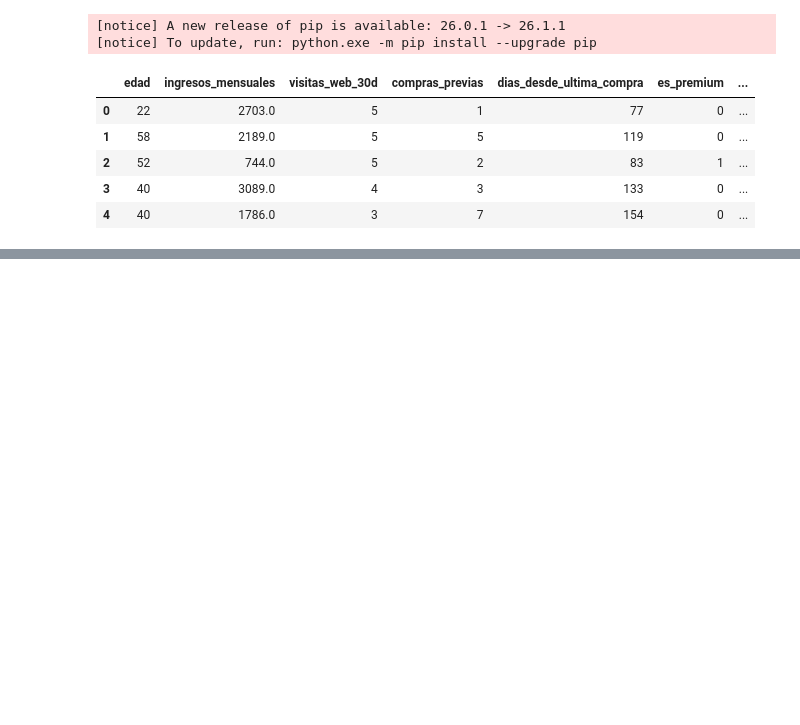
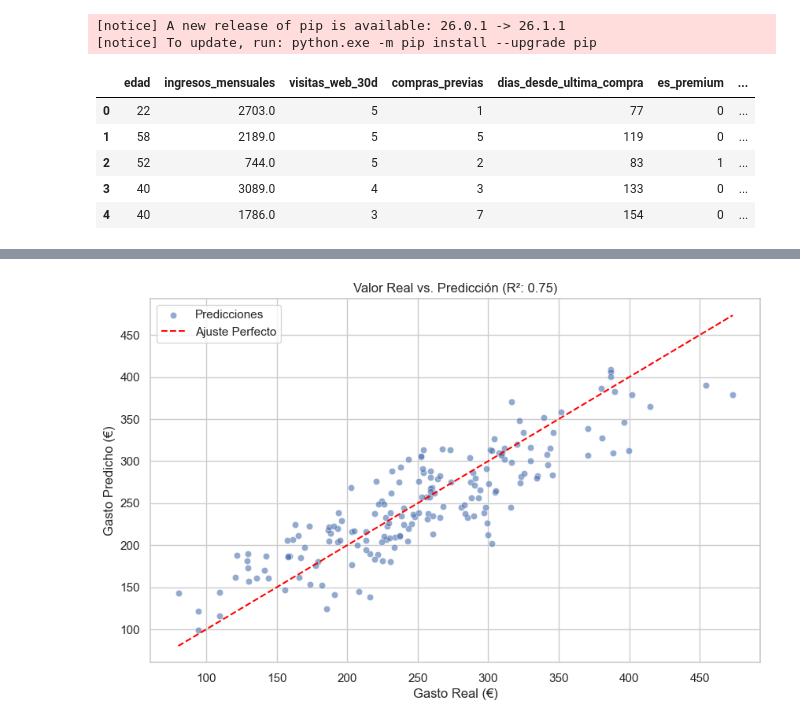
Before and after one commit to carlosgomezagrafojo/ciencia_de_datos, a Jupyter notebook: ciencia_datos.ipynb, the cells around one changed output, grey strips where cells are left out. Cells and saved outputs as stored; diff of their text form; code cells hidden in the pictures; blank space fills up the shorter version.

```diff
--- a/ciencia_datos.ipynb
+++ b/ciencia_datos.ipynb
@@ -104,0 +194,11 @@ df_clientes.head()
+# %%
+x_train, x_test, y_train, y_test = train_test_split(
+    x, #variables de entrada
+    y, #variable objetivo
+    test_size=0.2, # 20% de los datos para test, 80% para entrenamiento
+    random_state=42 #semilla fija para reproducibilidad
+)
+
+#comprobar filas y columnas de cada conjunto
+print("Train:", x_train.shape)
+print("Test:", x_test.shape)
@@ -104,0 +208,12 @@ df_clientes.head()
+# %%
+#creadno el modelo de regresion --> linerRegression
+modelo_regresion = LinearRegression()
+
+#entrenamos el modelo con los datos de entrenamiento
+modelo_regresion.fit(x_train, y_train)
+
+#predict aplica el modelo entrenado a clientes nuevos (x_test) para predecir su gasto
+pred_regresion = modelo_regresion.predict(x_test)
+
+# mostramos las 10 primeras predicciones
+pred_regresion[:10]
@@ -104,0 +265,21 @@ df_clientes.head()
+# %%
+import matplotlib.pyplot as plt
+import seaborn as sns
+
+plt.figure(figsize=(10, 6))
+
+# Dibujamos los puntos (Real vs Predicho)
+sns.scatterplot(x=y_test, y=pred_regresion, alpha=0.6, label='Predicciones') # alpha controla la transparencia de los puntos para mejor visualización
+
+# Dibujamos la línea de "Perfección" (donde Real == Predicho)
+lims = [min(y_test.min(), pred_regresion.min()), max(y_test.max(), pred_regresion.max())] # Calculamos los límites para que la línea cubra todo el rango de datos
+plt.plot(lims, lims, color='red', linestyle='--', label='Ajuste Perfecto')
+
+plt.title(f'Valor Real vs. Predicción (R²: {r2:.2f})')
+plt.xlabel('Gasto Real (€)')
+plt.ylabel('Gasto Predicho (€)')
+plt.legend()
+plt.grid(True)
+plt.show()
+# %% [output]
+[figure, added]
```
Also changed, not shown: parts of 52 cells of this notebook.
